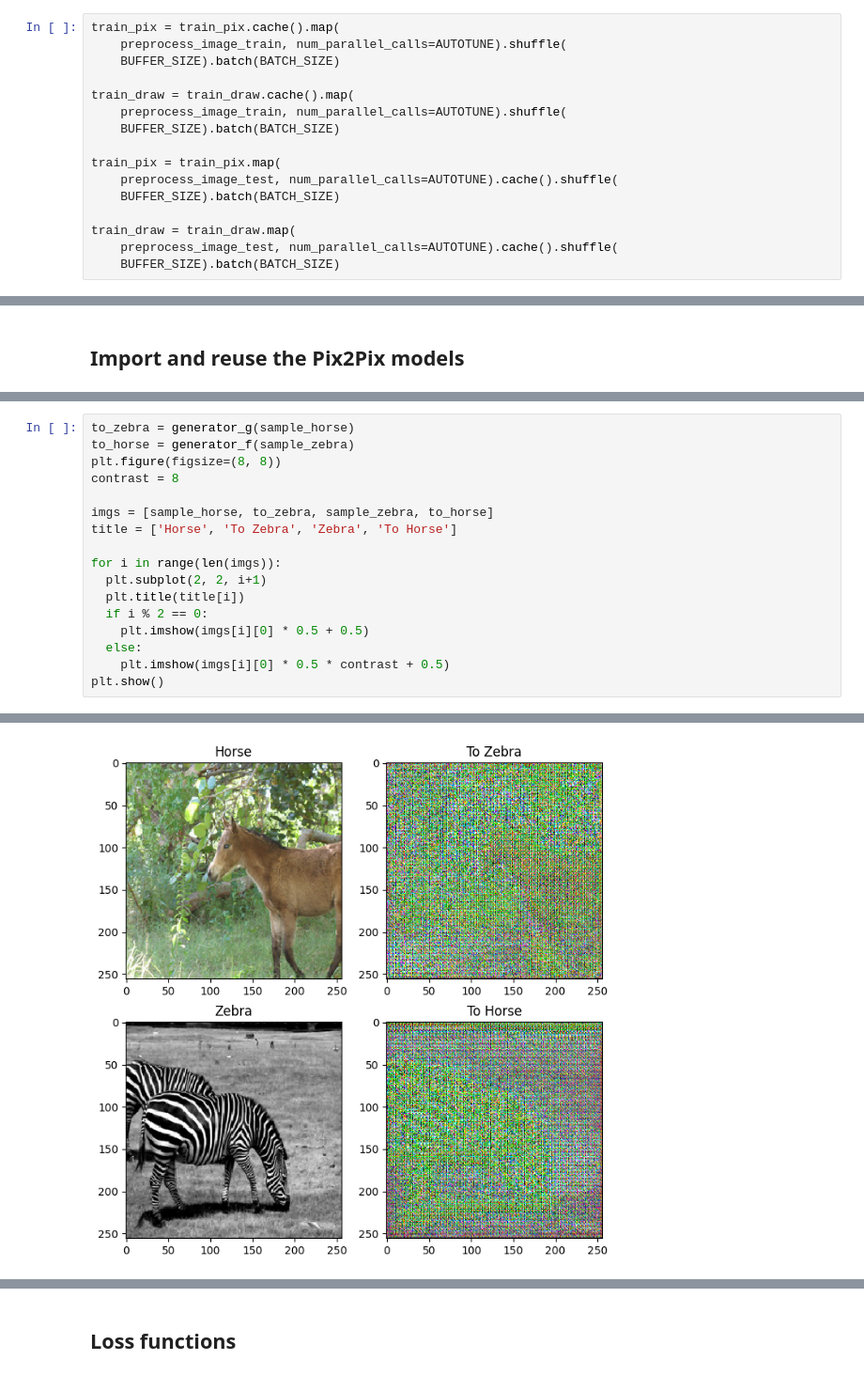
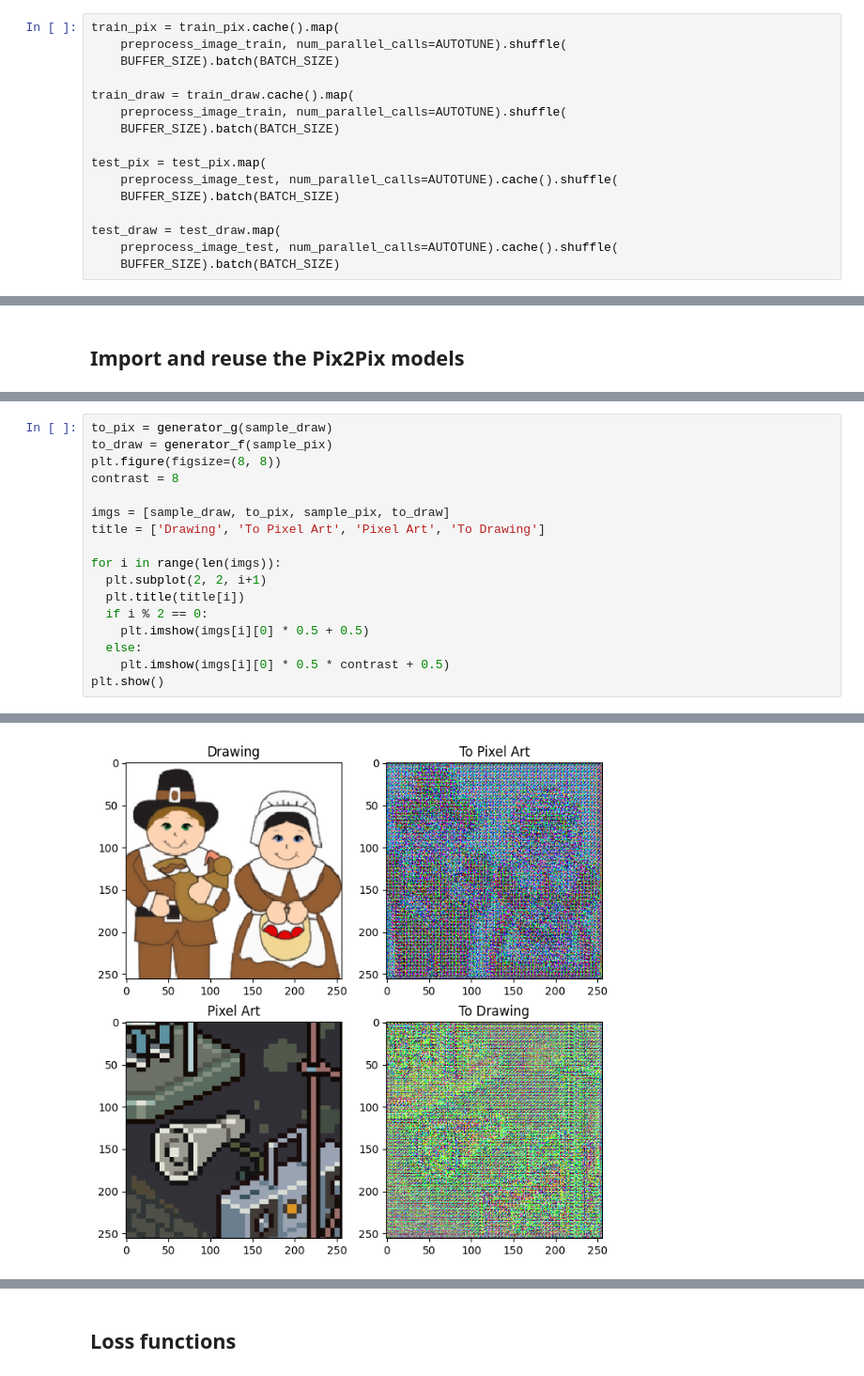
Before and after one commit to Atatra/draw2pix, a Jupyter notebook: notebooks/cyclegan copy.ipynb, the cells around one changed output, grey strips where cells are left out. Shown at 94% size. Drawn from its saved outputs; the diff is of its cells as text.

```diff
--- a/notebooks/cyclegan copy.ipynb
+++ b/notebooks/cyclegan copy.ipynb
@@ -179,11 +183,11 @@ train_draw = train_draw.cache().map(
     preprocess_image_train, num_parallel_calls=AUTOTUNE).shuffle(
     BUFFER_SIZE).batch(BATCH_SIZE)
 
-train_pix = train_pix.map(
+test_pix = test_pix.map(
     preprocess_image_test, num_parallel_calls=AUTOTUNE).cache().shuffle(
     BUFFER_SIZE).batch(BATCH_SIZE)
 
-train_draw = train_draw.map(
+test_draw = test_draw.map(
     preprocess_image_test, num_parallel_calls=AUTOTUNE).cache().shuffle(
     BUFFER_SIZE).batch(BATCH_SIZE)
 # %%
@@ -240,11 +250,11 @@ discriminator_y = pix2pix.discriminator(norm_type='instancenorm', target=False)
 # %%
-to_zebra = generator_g(sample_horse)
-to_horse = generator_f(sample_zebra)
+to_pix = generator_g(sample_draw)
+to_draw = generator_f(sample_pix)
 plt.figure(figsize=(8, 8))
 contrast = 8
 
-imgs = [sample_horse, to_zebra, sample_zebra, to_horse]
-title = ['Horse', 'To Zebra', 'Zebra', 'To Horse']
+imgs = [sample_draw, to_pix, sample_pix, to_draw]
+title = ['Drawing', 'To Pixel Art', 'Pixel Art', 'To Drawing']
 
 for i in range(len(imgs)):
   plt.subplot(2, 2, i+1)
@@ -260,4 +270,4 @@ WARNING:matplotlib.image:Clipping input data to the valid range for imshow with
-[figure, old version]
+[figure, new version]
 # %%
 plt.figure(figsize=(8, 8))
 
```
Also changed, not shown: parts of 10 cells of this notebook.
